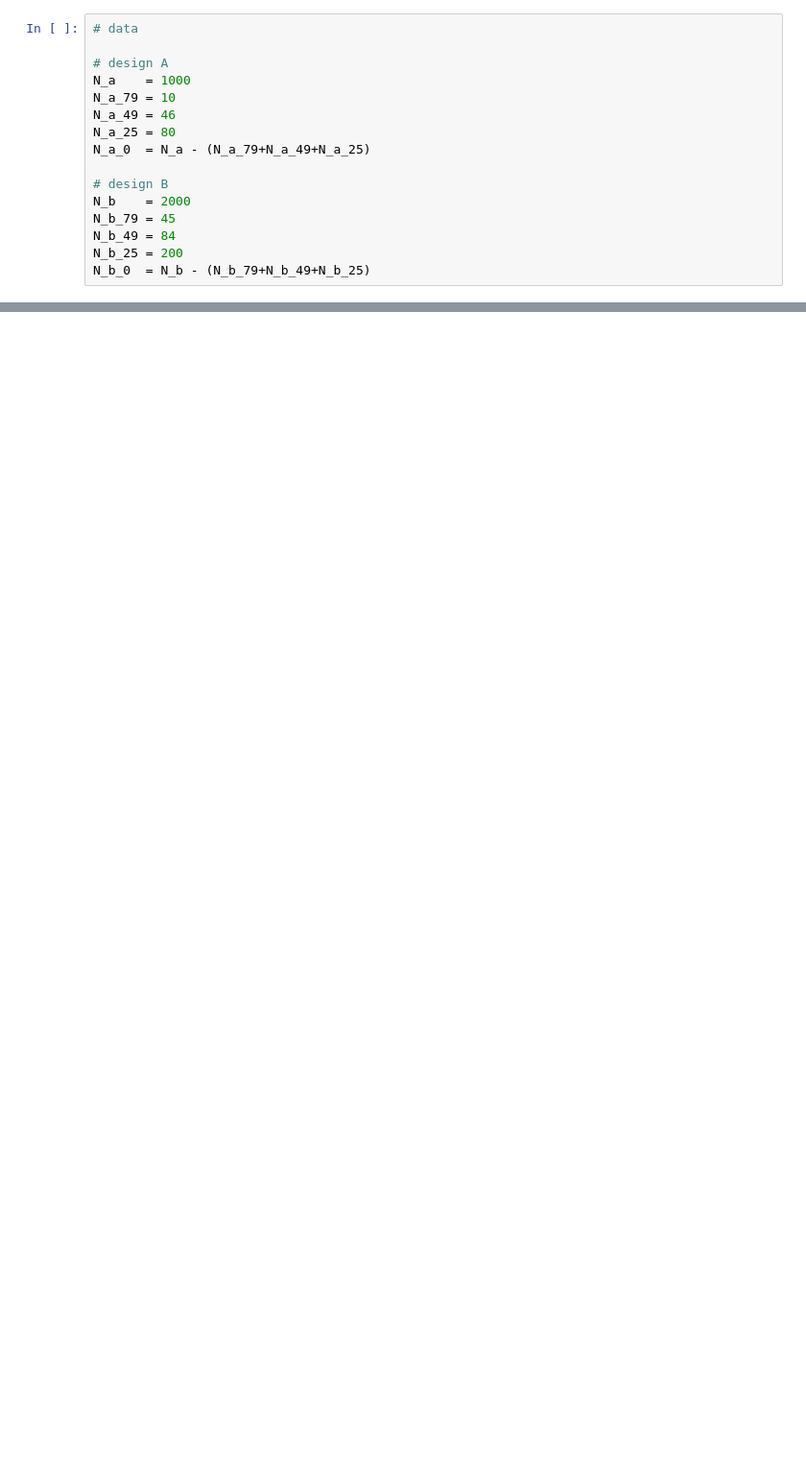
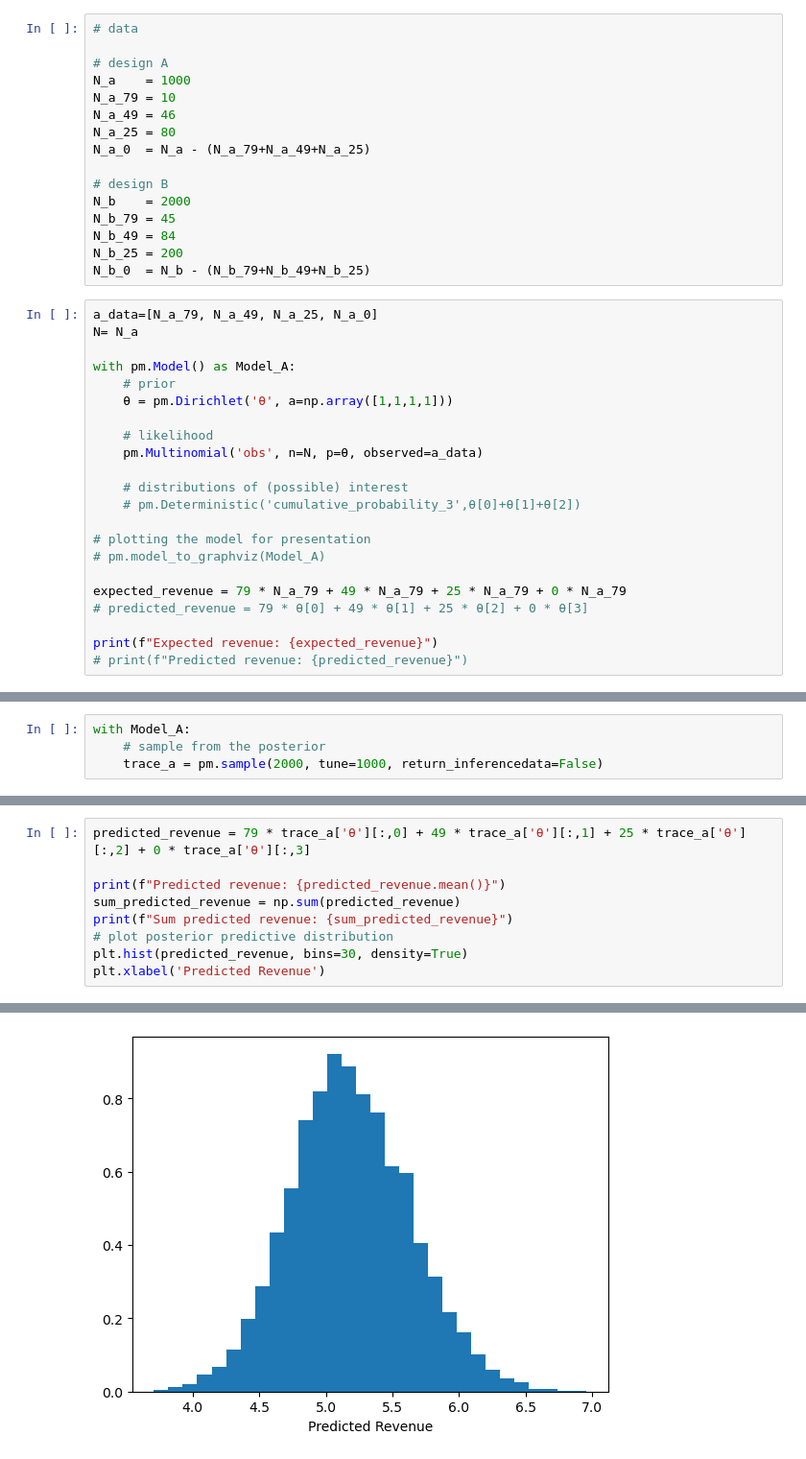
Before and after one commit to PatrickMatthiesen/ProbabilisticProgramming, a Jupyter notebook: 110-mixtures/dirichlet-bonus-material/exercise-expected-revenue.ipynb, the cells around one changed output, grey strips where cells are left out. Shown at 96% size. Saved outputs shown, nothing was run; the diff lists cells and outputs as text; blank space fills up the shorter version.

```diff
--- a/110-mixtures/dirichlet-bonus-material/exercise-expected-revenue.ipynb
+++ b/110-mixtures/dirichlet-bonus-material/exercise-expected-revenue.ipynb
@@ -30,3 +36,25 @@ N_b_79 = 45
 N_b_49 = 84
 N_b_25 = 200
 N_b_0  = N_b - (N_b_79+N_b_49+N_b_25)
+# %%
+a_data=[N_a_79, N_a_49, N_a_25, N_a_0]
+N= N_a
+
+with pm.Model() as Model_A:
+    # prior
+    θ = pm.Dirichlet('θ', a=np.array([1,1,1,1]))
+
+    # likelihood
+    pm.Multinomial('obs', n=N, p=θ, observed=a_data)
+
+    # distributions of (possible) interest
+    # pm.Deterministic('cumulative_probability_3',θ[0]+θ[1]+θ[2])
+
+# plotting the model for presentation
+# pm.model_to_graphviz(Model_A)
+
+expected_revenue = 79 * N_a_79 + 49 * N_a_79 + 25 * N_a_79 + 0 * N_a_79
+# predicted_revenue = 79 * θ[0] + 49 * θ[1] + 25 * θ[2] + 0 * θ[3]
+
+print(f"Expected revenue: {expected_revenue}")
+# print(f"Predicted revenue: {predicted_revenue}")
@@ -32,0 +63,4 @@ N_b_0  = N_b - (N_b_79+N_b_49+N_b_25)
+# %%
+with Model_A:
+    # sample from the posterior
+    trace_a = pm.sample(2000, tune=1000, return_inferencedata=False)
@@ -32,0 +78,10 @@ N_b_0  = N_b - (N_b_79+N_b_49+N_b_25)
+# %%
+predicted_revenue = 79 * trace_a['θ'][:,0] + 49 * trace_a['θ'][:,1] + 25 * trace_a['θ'][:,2] + 0 * trace_a['θ'][:,3]
+
+print(f"Predicted revenue: {predicted_revenue.mean()}")
+sum_predicted_revenue = np.sum(predicted_revenue)
+print(f"Sum predicted revenue: {sum_predicted_revenue}")
+# plot posterior predictive distribution
+plt.hist(predicted_revenue, bins=30, density=True)
+plt.xlabel('Predicted Revenue')
+# %% [output]
@@ -32,0 +91 @@ N_b_0  = N_b - (N_b_79+N_b_49+N_b_25)
+[figure, added]
```
Also changed, not shown: parts of 8 cells of this notebook, 4 other files.
